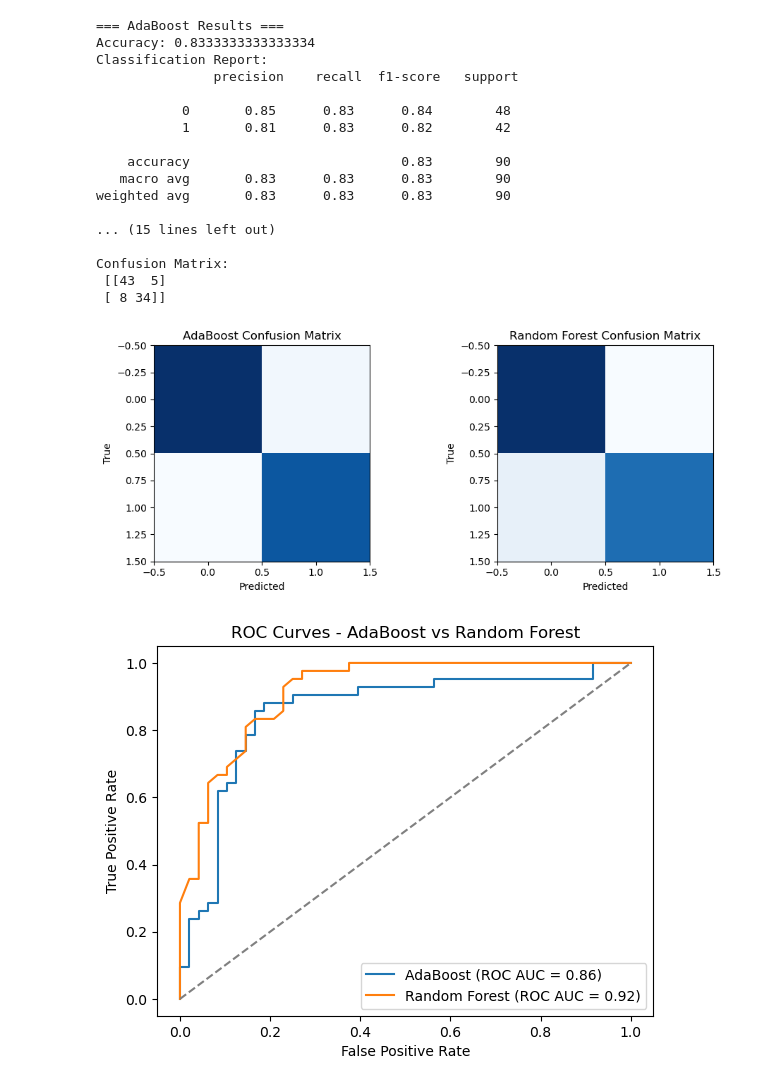
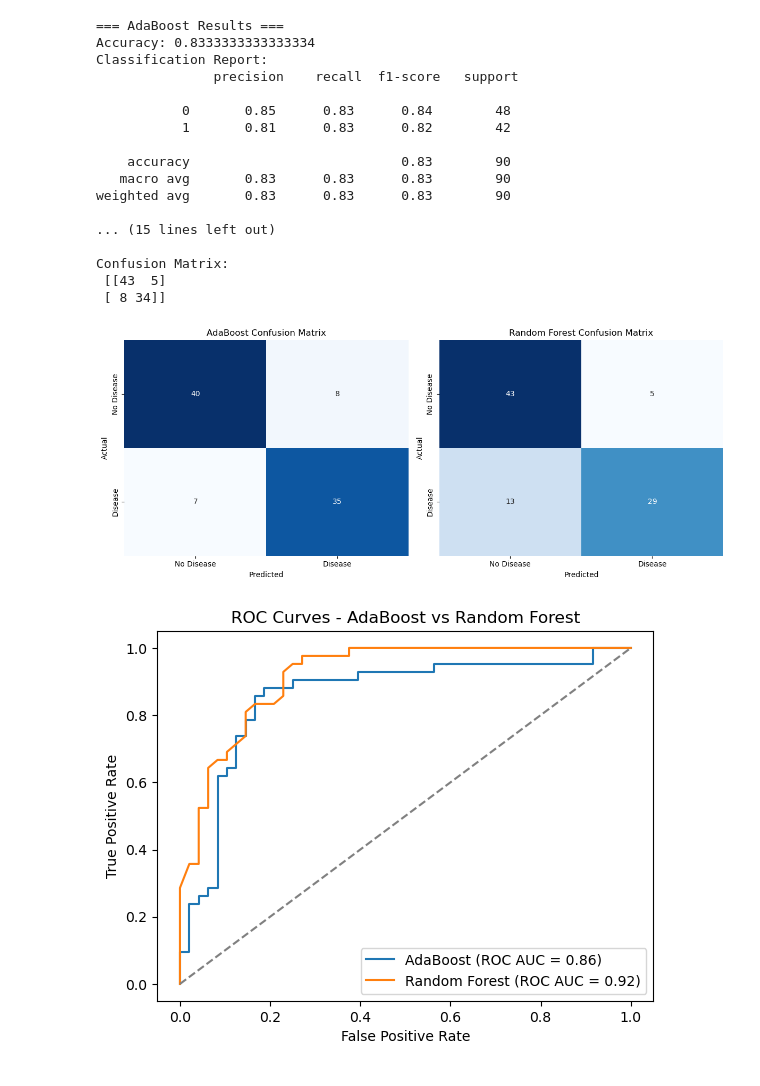
Before and after one commit to Dane0331/BINF5507_Capstone, a Jupyter notebook: Script/AdaBoost.ipynb, the cells around one changed output. Drawn from its saved outputs; the diff is of its cells as text; code cells hidden in the pictures.

Commit message:
Added annotations to Confusion Matrices

```diff
--- a/Script/AdaBoost.ipynb
+++ b/Script/AdaBoost.ipynb
@@ -2,6 +2,7 @@
 import numpy as np
 import pandas as pd
 import matplotlib.pyplot as plt
+import seaborn as sns
 from sklearn.model_selection import train_test_split
 from sklearn.tree import DecisionTreeClassifier
 from sklearn.ensemble import AdaBoostClassifier, RandomForestClassifier
@@ -67,17 +68,29 @@ print("Classification Report:\n", classification_report(y_test, rf_preds))
 rf_cm = confusion_matrix(y_test, rf_preds)
 print("Confusion Matrix:\n", rf_cm)
 
-# Plot Confusion Matrices side-by-side (Optional)
-fig, axes = plt.subplots(1, 2, figsize=(10, 4))
-axes[0].imshow(ada_cm, cmap=plt.cm.Blues)
+# Optional: define class labels
+labels = ["No Disease", "Disease"]
+
+# Compute confusion matrices
+cm_ada = confusion_matrix(y_test, y_pred_ada)
+cm_rf = confusion_matrix(y_test, y_pred_rf)
+
+# Plot side-by-side
+fig, axes = plt.subplots(1, 2, figsize=(12, 5))
+
+# --- AdaBoost Confusion Matrix ---
+sns.heatmap(cm_ada, annot=True, fmt='d', cmap='Blues', ax=axes[0], cbar=False,
+            xticklabels=labels, yticklabels=labels)
 axes[0].set_title("AdaBoost Confusion Matrix")
 axes[0].set_xlabel("Predicted")
-axes[0].set_ylabel("True")
+axes[0].set_ylabel("Actual")
 
-axes[1].imshow(rf_cm, cmap=plt.cm.Blues)
+# --- Random Forest Confusion Matrix ---
+sns.heatmap(cm_rf, annot=True, fmt='d', cmap='Blues', ax=axes[1], cbar=False,
+            xticklabels=labels, yticklabels=labels)
 axes[1].set_title("Random Forest Confusion Matrix")
 axes[1].set_xlabel("Predicted")
-axes[1].set_ylabel("True")
+axes[1].set_ylabel("Actual")
 
 plt.tight_layout()
 plt.show()
@@ -115,33 +128,33 @@ plt.figure()
 plt.plot(recall_ada, precision_ada, label=f"AdaBoost (AP = {ap_ada:.2f})")
 plt.plot(recall_rf,  precision_rf,  label=f"Random Forest (AP = {ap_rf:.2f})")
 
 # Horizontal line at the baseline (i.e., fraction of positives in data)
 baseline = sum(y_test) / len(y_test)
 plt.axhline(y=baseline, linestyle="--", color="gray", label="Baseline")
 
 plt.xlabel("Recall")
 plt.ylabel("Precision")
 plt.title("Precision-Recall Curve - AdaBoost vs Random Forest")
 plt.legend()
 plt.show()
 # %% [output]
 === AdaBoost Results ===
 Accuracy: 0.8333333333333334
 Classification Report:
                precision    recall  f1-score   support
 
            0       0.85      0.83      0.84        48
            1       0.81      0.83      0.82        42
 
     accuracy                           0.83        90
    macro avg       0.83      0.83      0.83        90
 weighted avg       0.83      0.83      0.83        90
 
 ... (15 lines left out)
 
 Confusion Matrix:
  [[43  5]
  [ 8 34]]
-[figure, old version]
+[figure, new version]
 [figure]
 [figure]
```
